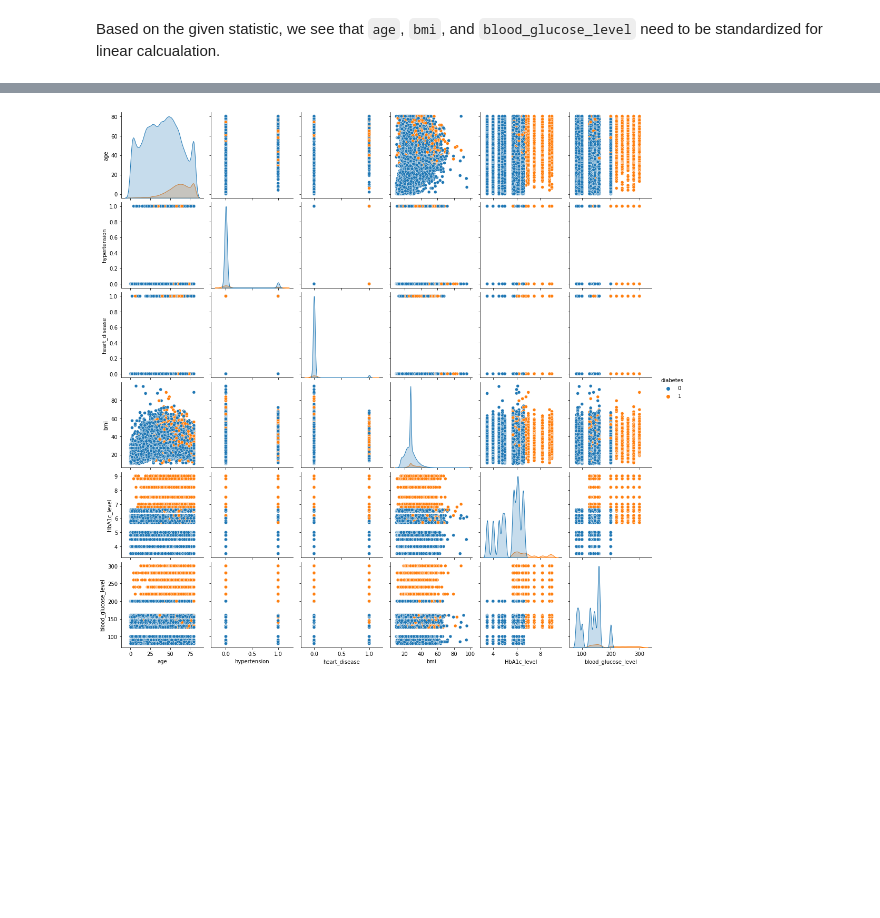
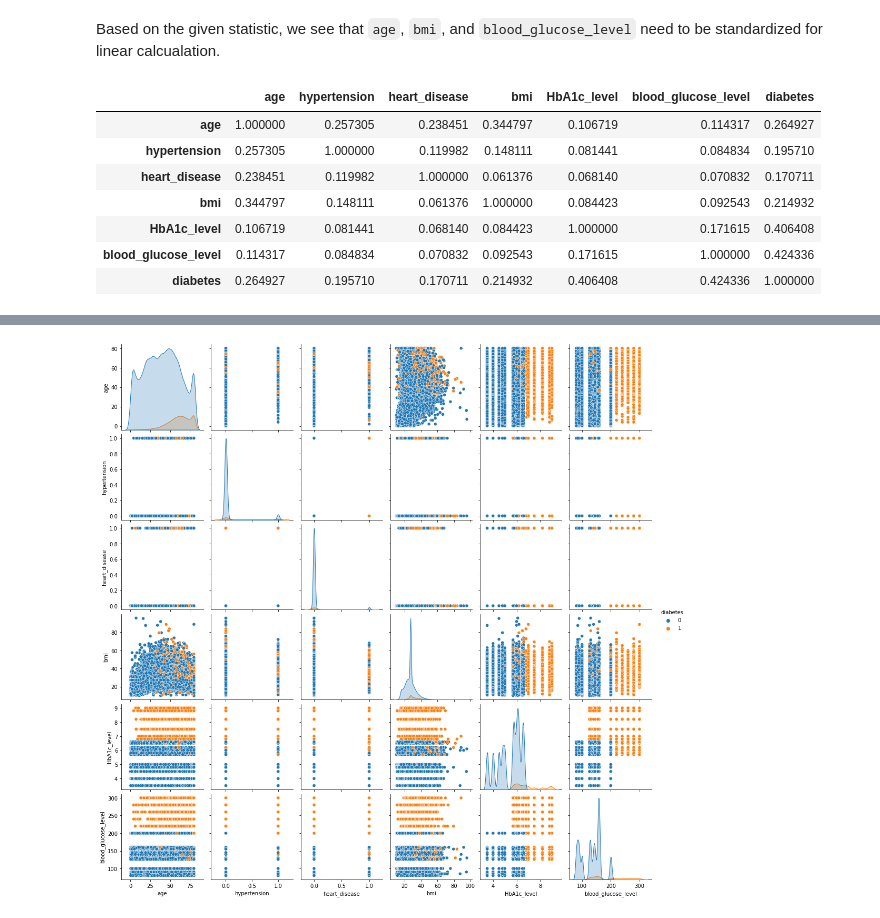
Before and after one commit to pjw0417/Group002-SP23, a Jupyter notebook: Checkpoint_Group002-SP23.ipynb, the cells around one changed output, grey strips where cells are left out. Saved outputs shown, nothing was run; the diff lists cells and outputs as text; code cells hidden in the pictures; blank space fills up the shorter version.

```diff
--- a/Checkpoint_Group002-SP23.ipynb
+++ b/Checkpoint_Group002-SP23.ipynb
@@ -154,3 +190,14 @@ df.describe()
 | max | 80.000000 | 1.000000 | 1.000000 | 95.690000 | 9.000000 | 300.000000 | 1.000000 |
 # %% [markdown]
 Based on the given statistic, we see that `age`, `bmi`, and `blood_glucose_level` need to be standardized for linear calcualation.
+# %%
+df.corr()
+# %% [output]
+|  | age | hypertension | heart_disease | bmi | HbA1c_level | blood_glucose_level | diabetes |
+| age | 1.000000 | 0.257305 | 0.238451 | 0.344797 | 0.106719 | 0.114317 | 0.264927 |
+| hypertension | 0.257305 | 1.000000 | 0.119982 | 0.148111 | 0.081441 | 0.084834 | 0.195710 |
+| heart_disease | 0.238451 | 0.119982 | 1.000000 | 0.061376 | 0.068140 | 0.070832 | 0.170711 |
+| bmi | 0.344797 | 0.148111 | 0.061376 | 1.000000 | 0.084423 | 0.092543 | 0.214932 |
+| HbA1c_level | 0.106719 | 0.081441 | 0.068140 | 0.084423 | 1.000000 | 0.171615 | 0.406408 |
+| blood_glucose_level | 0.114317 | 0.084834 | 0.070832 | 0.092543 | 0.171615 | 1.000000 | 0.424336 |
+| diabetes | 0.264927 | 0.195710 | 0.170711 | 0.214932 | 0.406408 | 0.424336 | 1.000000 |
```
Also changed, not shown: parts of 35 cells of this notebook, 1 other file.
